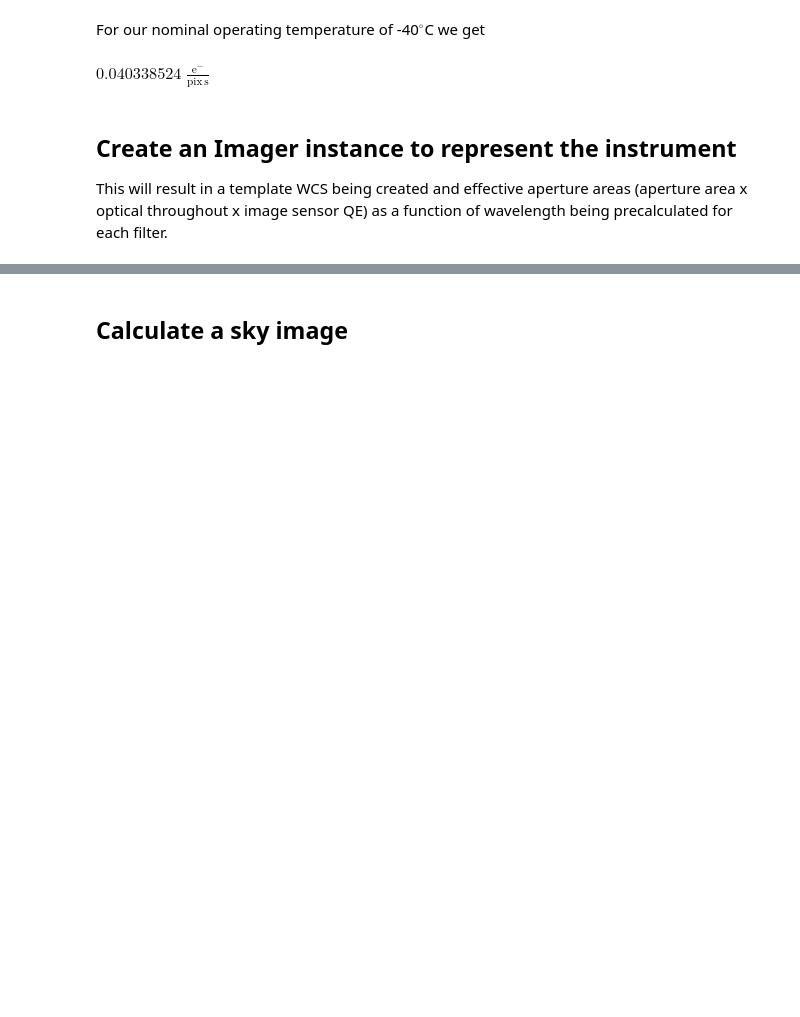
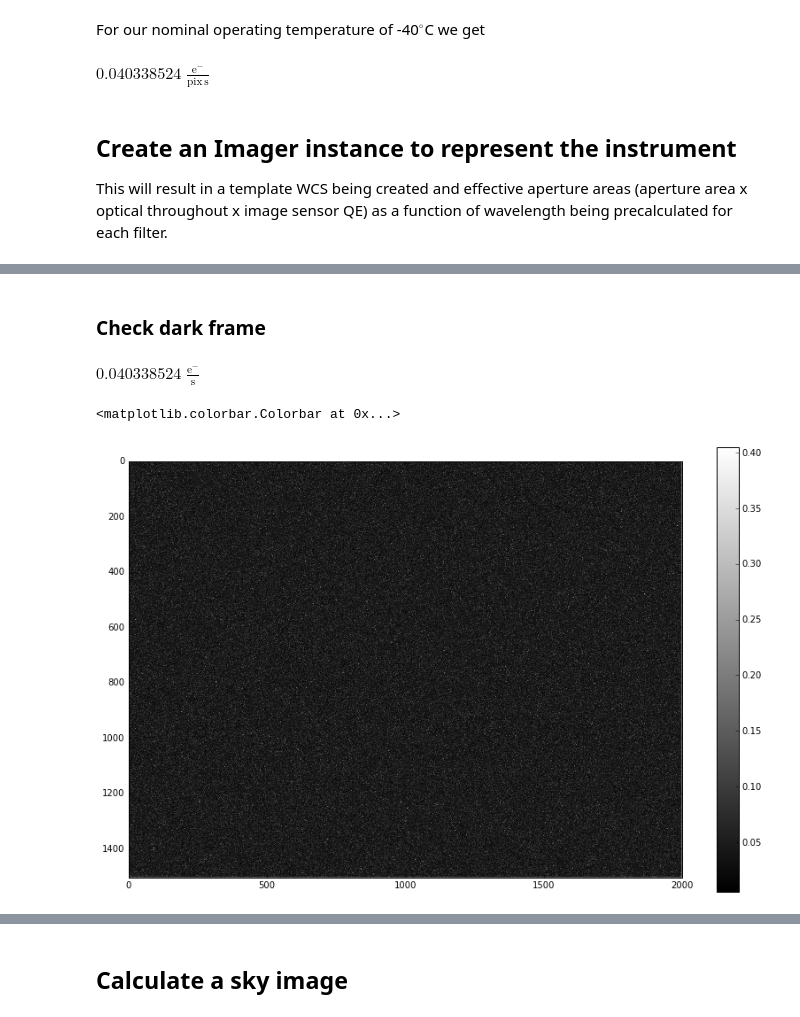
Before and after one commit to AnthonyHorton/astroimsim, a Jupyter notebook: Australian Space Eye.ipynb, the cells around one changed output, grey strips where cells are left out. Drawn from its saved outputs; the diff is of its cells as text; code cells hidden in the pictures; blank space fills up the shorter version.

```diff
--- a/Australian Space Eye.ipynb
+++ b/Australian Space Eye.ipynb
@@ -201,0 +218,12 @@ plt.title('Australian Space Eye Effective Aperture Area')
+# %% [markdown]
+### Check dark frame
+# %%
+ase.dark_current
+# %% [output]
+$0.040338524 \; \mathrm{\frac{e^{-}}{s}}$
+# %%
+plt.imshow(ase.dark_frame.value, interpolation='none', aspect='equal', cmap='gray')
+plt.colorbar()
+# %% [output]
+<matplotlib.colorbar.Colorbar at 0x...>
+[figure, added]
```
Also changed, not shown: parts of 21 cells of this notebook, 1 other file.
